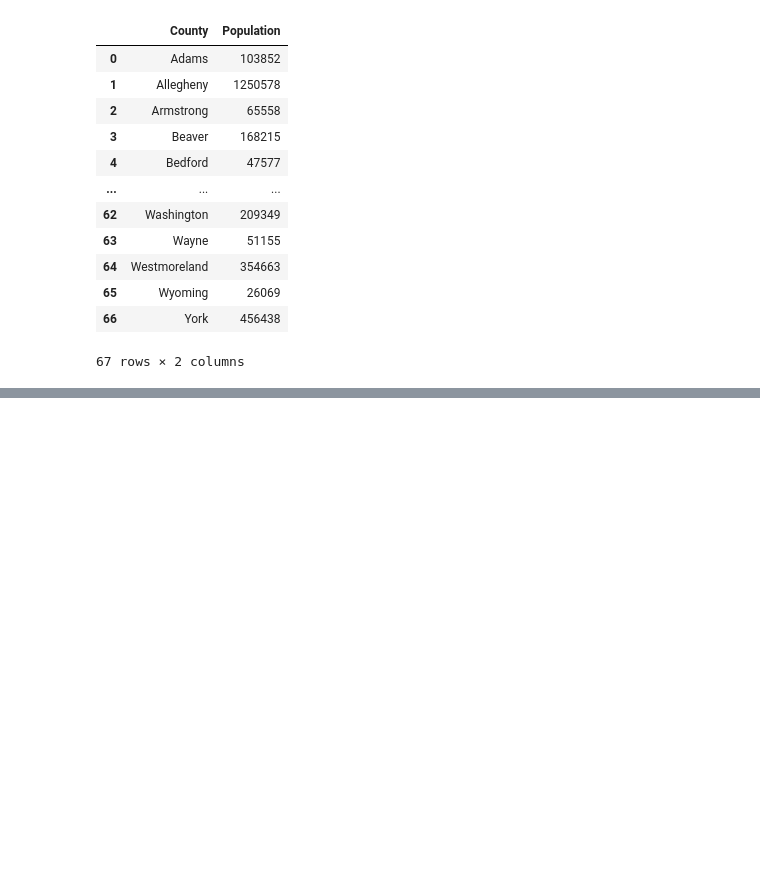
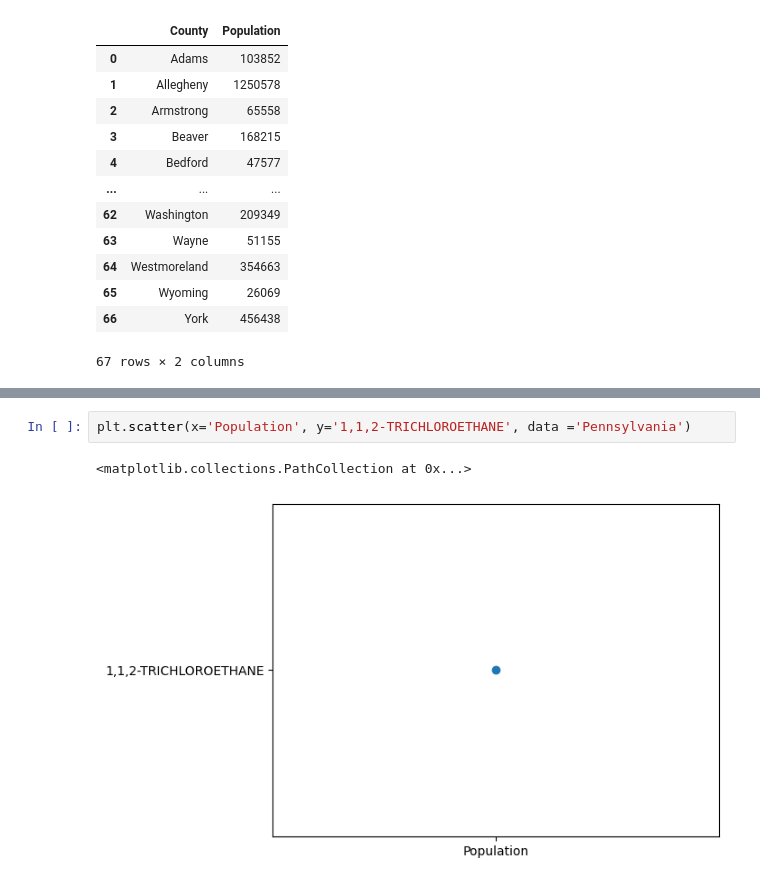
Before and after one commit to vwil12/Capstone, a Jupyter notebook: PA_Capstone.ipynb, the cells around one changed output, grey strips where cells are left out. Saved outputs shown, nothing was run; the diff lists cells and outputs as text; blank space fills up the shorter version.

```diff
--- a/PA_Capstone.ipynb
+++ b/PA_Capstone.ipynb
@@ -129,0 +224,5 @@ Pop_by_county
+# %%
+plt.scatter(x='Population', y='1,1,2-TRICHLOROETHANE', data ='Pennsylvania')
+# %% [output]
+<matplotlib.collections.PathCollection at 0x...>
+[figure, added]
```
Also changed, not shown: parts of 9 cells of this notebook.
